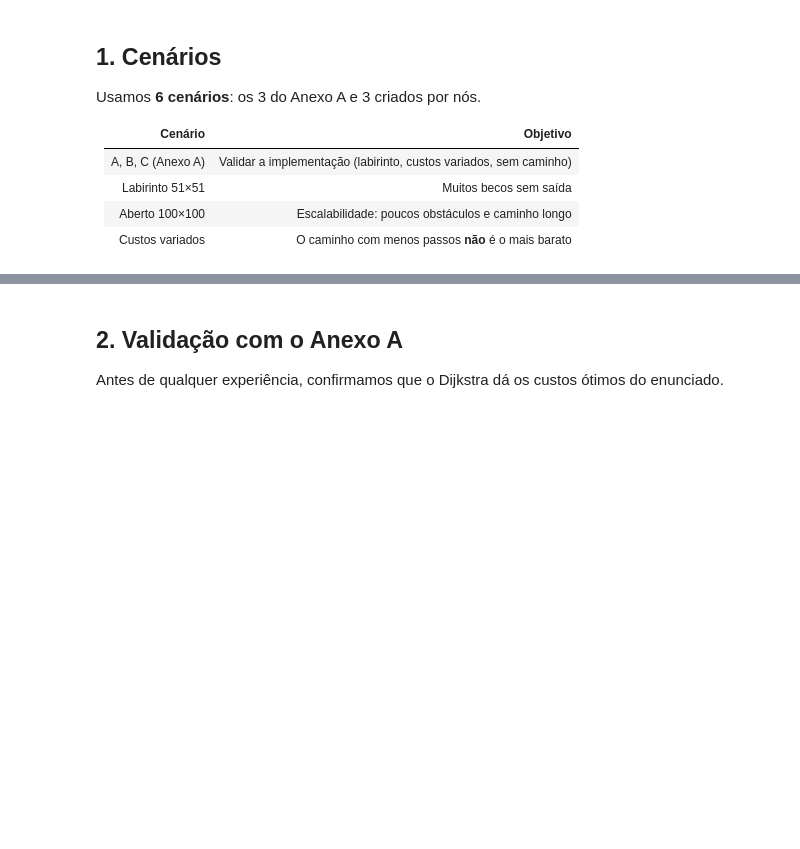
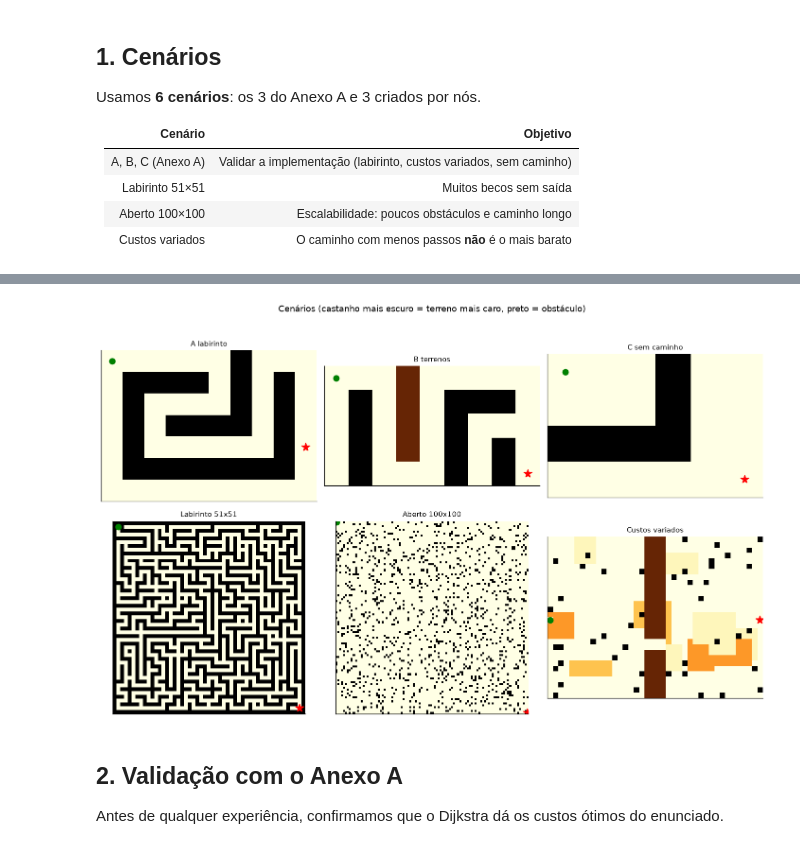
Before and after one commit to nadiabento/PathFinder-AI, a Jupyter notebook: notebooks/experiments.ipynb, the cells around one changed output, grey strips where cells are left out. Drawn from its saved outputs; the diff is of its cells as text; code cells hidden in the pictures; blank space fills up the shorter version.

```diff
--- a/notebooks/experiments.ipynb
+++ b/notebooks/experiments.ipynb
@@ -22,20 +23,22 @@ sys.path.append("..")                      # encontra a pasta planner
 import matplotlib.pyplot as plt
 import pandas as pd
 
-from planner.grid import ler_cenario
+from planner.grid import Grid
 from planner.search import dijkstra, astar
-from planner.heuristics import manhattan, euclidiana, chebyshev
+from planner.heuristics import manhattan, euclidean, chebyshev, octile
 from planner.generators import gerar_todos
 from planner.experiments import correr
 from planner.visualize import mostrar, grafico_expandidos, grafico_peso
 
-# estilo limpo para todos os gráficos
 plt.rcParams.update({
-    "figure.dpi": 110,
-    "axes.grid": True,
-    "grid.alpha": 0.3,
-    "axes.spines.top": False,
-    "axes.spines.right": False,
-    "axes.titlesize": 11,
+    "figure.dpi": 110, "axes.grid": True, "grid.alpha": 0.3,
+    "axes.spines.top": False, "axes.spines.right": False, "axes.titlesize": 11,
 })
 SEMENTE = 2026
+
+# atalhos: função(grid, direções) -> resultado da pesquisa
+def dij(grid, d):
+    return dijkstra(grid, d)
+
+def ast(h, w=1):
+    return lambda grid, d: astar(grid, d, h, w)
@@ -64,12 +64,13 @@ ficheiros = {
     "Aberto 100x100":  "../scenarios/custom/aberto_100x100.txt",
     "Custos variados": "../scenarios/custom/custos_variados.txt",
 }
-cenarios = {nome: ler_cenario(p) for nome, p in ficheiros.items()}
+cenarios = {nome: Grid.from_file(p) for nome, p in ficheiros.items()}
 
 # resumo dos cenários
 pd.DataFrame([{
     "Cenário": nome,
-    "Dimensão": f"{g.shape[0]}×{g.shape[1]}",
-    "Obstáculos (%)": round(100 * (g == 0).mean(), 1),
-    "Custo máx. de célula": int(g.max()),
-} for nome, (g, s, f) in cenarios.items()]).set_index("Cenário")
+    "Dimensão": f"{g.rows}×{g.cols}",
+    "Obstáculos (%)": round(100 * sum(v is None for linha in g.cost for v in linha)
+                            / (g.rows * g.cols), 1),
+    "Custo máx. de célula": max(v for linha in g.cost for v in linha if v is not None),
+} for nome, g in cenarios.items()]).set_index("Cenário")
@@ -76,10 +86,12 @@ pd.DataFrame([{
 # %%
 fig, axs = plt.subplots(2, 3, figsize=(13, 8))
-for ax, (nome, (g, s, f)) in zip(axs.ravel(), cenarios.items()):
-    mostrar(g, None, None, s, f, nome, ax)      # só o mapa, sem caminho
+for ax, (nome, g) in zip(axs.ravel(), cenarios.items()):
+    mostrar(g, None, None, g.start, g.goal, nome, ax)
 fig.suptitle("Cenários (castanho mais escuro = terreno mais caro, preto = obstáculo)", y=1.0)
 fig.tight_layout()
 plt.show()
+# %% [output]
+[figure, added]
 # %% [markdown]
 ## 2. Validação com o Anexo A
 
```
Also changed, not shown: parts of 23 cells of this notebook, 17 other files.
